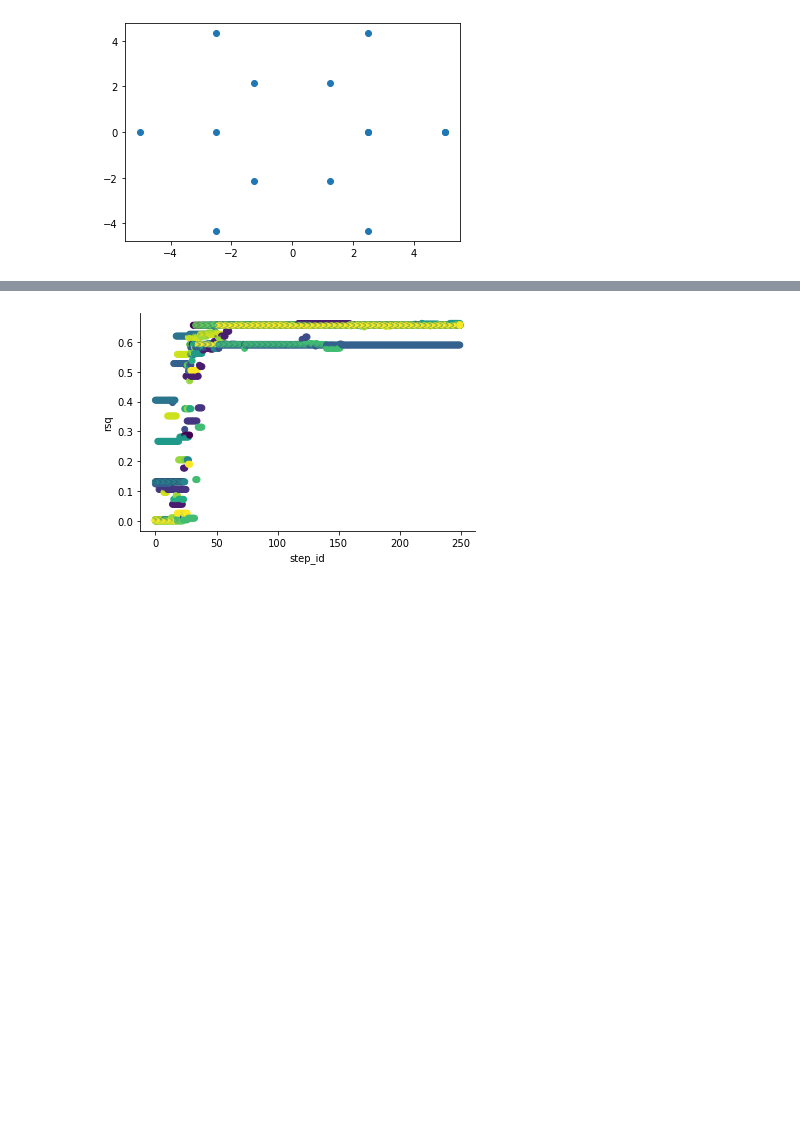
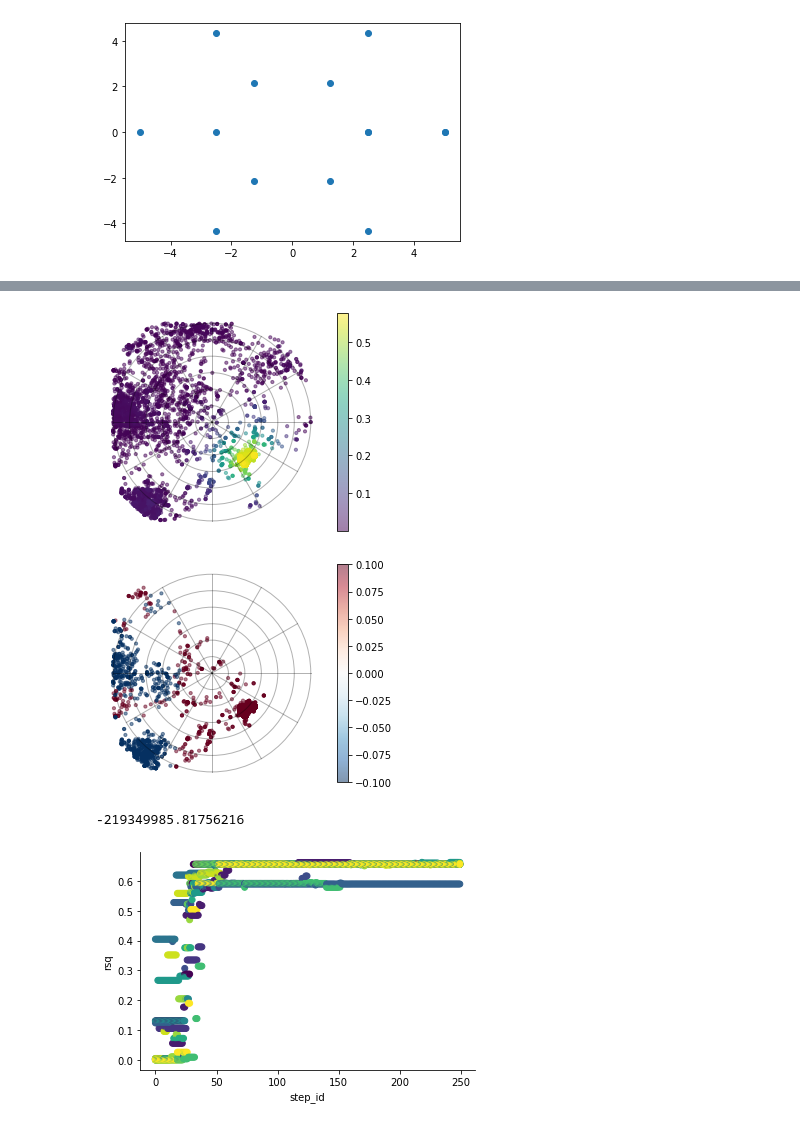
Before and after one commit to mdaghlian/prfpy_bayes, a Jupyter notebook: example_MICRO.ipynb, the cells around one changed output, grey strips where cells are left out. Cells and saved outputs as stored; diff of their text form; code cells hidden in the pictures; blank space fills up the shorter version.

```diff
--- a/example_MICRO.ipynb
+++ b/example_MICRO.ipynb
@@ -274,3 +270,23 @@ bprf2.sampler[0].visual_field(
+# %%
+bprf2.sampler[91].visual_field(
+    dot_col='rsq',
+    th={},
+    dot_size=10,
+)
+plt.figure()
+bprf2.sampler[91].visual_field(
+    dot_col='amp_1',
+    th={'min-step_id':500},
+    dot_size=10,
+    dot_cmap='RdBu_r', dot_vmin=-.1, dot_vmax=.1,
+)
+# %% [output]
+[figure, added]
+[figure, added]
+# %%
+bprf2.sampler[0].pd_params.amp_1.min()
+# %% [output]
+-219349985.81756216
 # %%
 bprf2.sampler[0].scatter(
     'step_id', 'rsq', pc='walker_id', th={},
```
Also changed, not shown: parts of 16 cells of this notebook, 18 other files.
